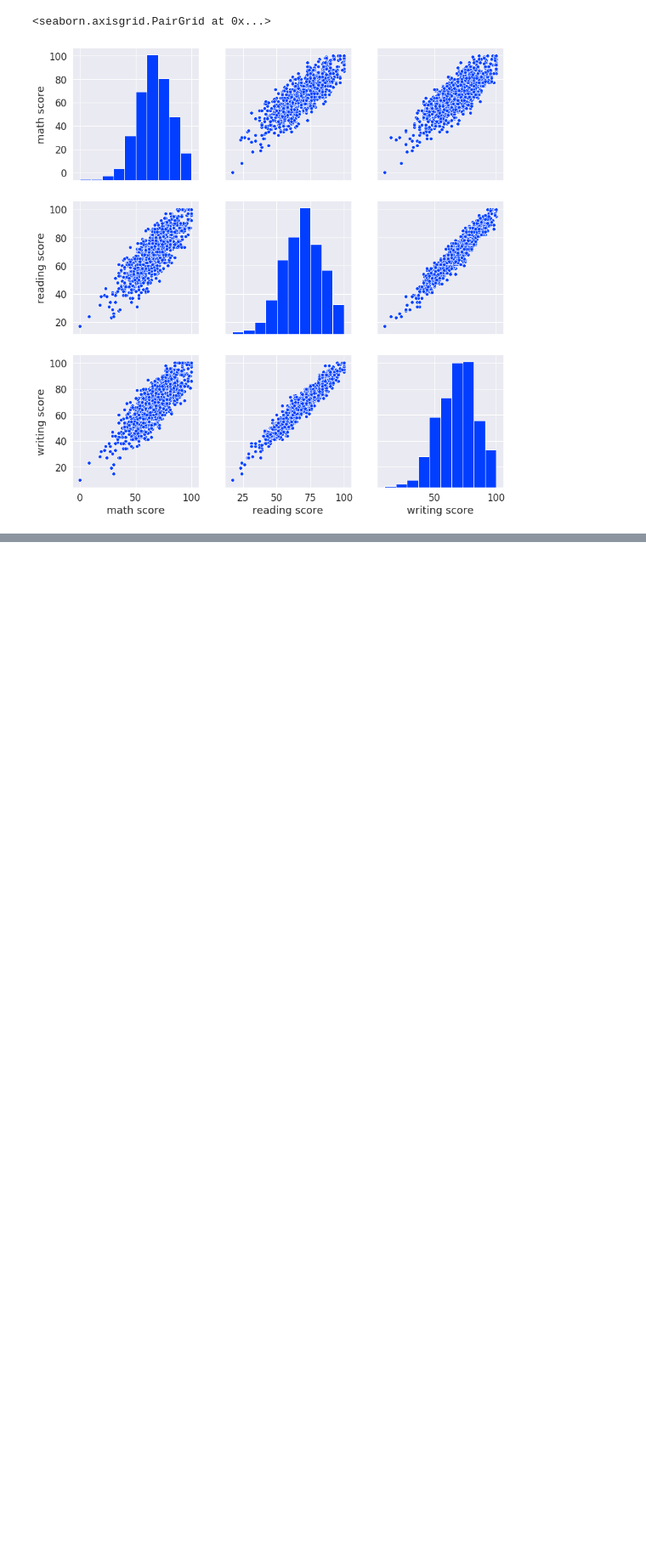
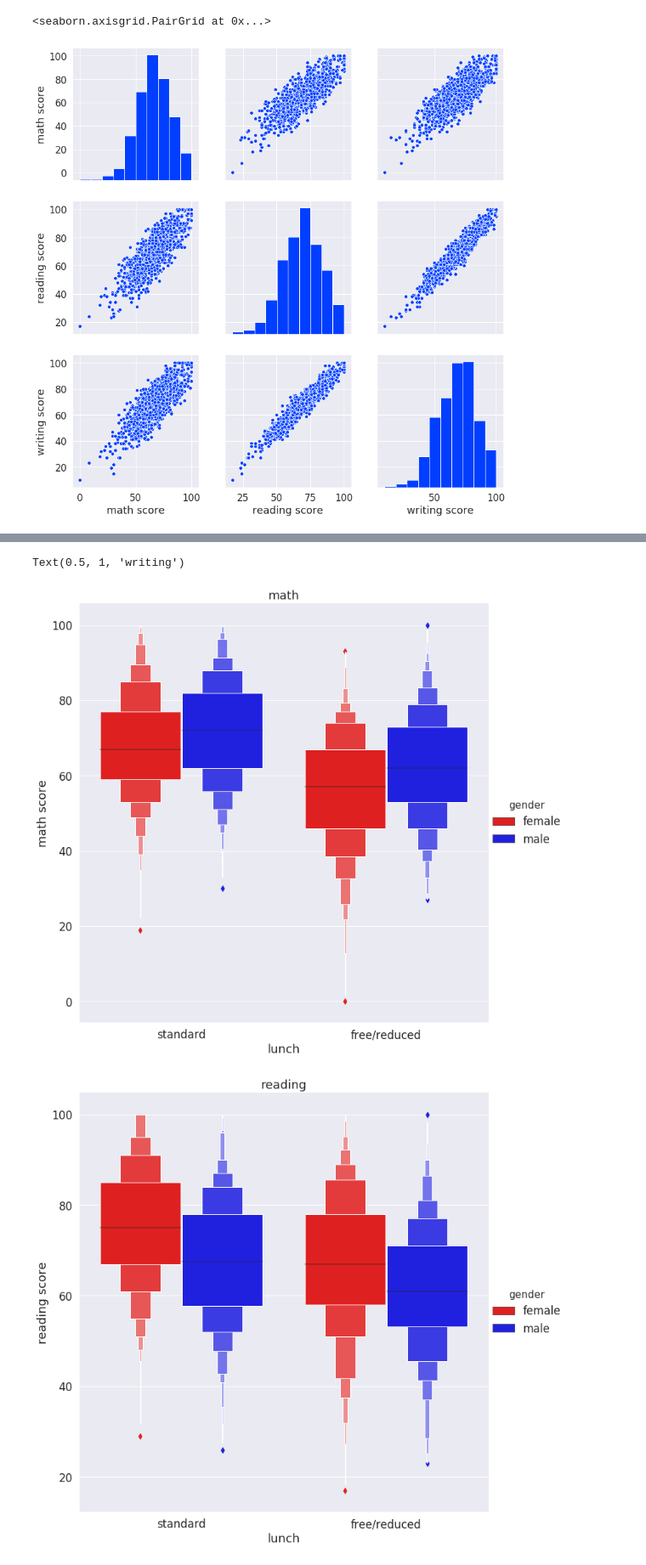
Before and after one commit to HopesDad/Py_ML_Deep_Learning, a Jupyter notebook: Correlation_Between_Parental_Education_and_Child_Test_Scores.ipynb, the cells around one changed output, grey strips where cells are left out. Shown: that part at 85% size. Drawn from its saved outputs; the diff is of its cells as text; code cells hidden in the pictures; blank space fills up the shorter version.

Commit message:
Test_Scores

```diff
--- a/Correlation_Between_Parental_Education_and_Child_Test_Scores.ipynb
+++ b/Correlation_Between_Parental_Education_and_Child_Test_Scores.ipynb
@@ -47,0 +50,5 @@ sns.pairplot(df[['math score','reading score', 'writing score']], height=4)
+# %%
+def average_score(dt):
+    return (dt['math score'] + dt['reading score'] + dt['writing score']) / 3
+
+df['average score'] = df.apply(average_score, axis=1)
@@ -47,0 +66,14 @@ sns.pairplot(df[['math score','reading score', 'writing score']], height=4)
+# %%
+
+sns.catplot(x='lunch', y='math score', hue='gender', kind='boxen', data=df, height=10, palette=sns.color_palette(['red', 'blue']))
+plt.title('math')
+
+sns.catplot(x='lunch', y='reading score', hue='gender', kind='boxen', data=df, height=10, palette=sns.color_palette(['red', 'blue']))
+plt.title('reading')
+
+sns.catplot(x='lunch', y='writing score', hue='gender', kind='boxen', data=df, height=10, palette=sns.color_palette(['red', 'blue']))
+plt.title('writing')
+# %% [output]
+Text(0.5, 1, 'writing')
+[figure, added]
+[figure, added]
```
Also changed, not shown: parts of 4 cells of this notebook.
